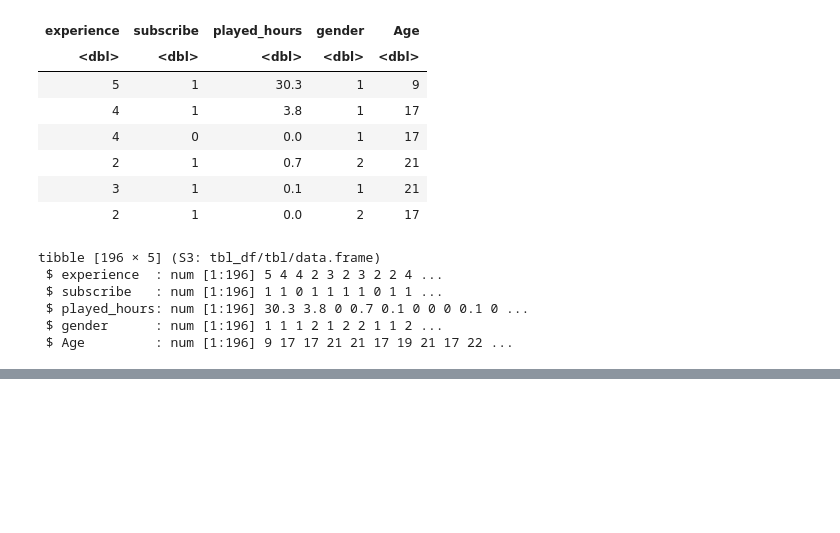
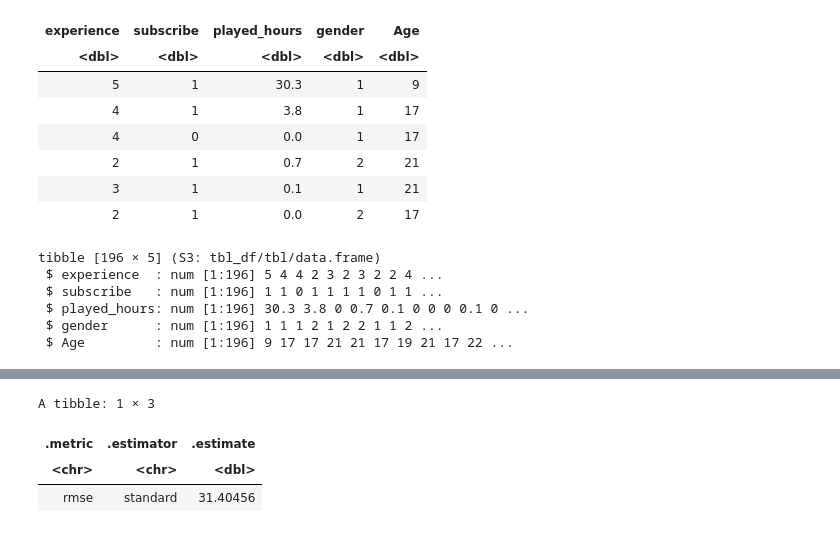
Before and after one commit to rjmc2006/DSCI-100_group_project, a Jupyter notebook: players_numeric.ipynb, the cells around one changed output, grey strips where cells are left out. Drawn from its saved outputs; the diff is of its cells as text; code cells hidden in the pictures; blank space fills up the shorter version.

```diff
--- a/players_numeric.ipynb
+++ b/players_numeric.ipynb
@@ -103,0 +184,30 @@ write.csv(players_numeric, "players_numeric_cleaned.csv", row.names = FALSE)
+# %%
+#building of proper model with k = 3. This was determined above through cross-validation.
+set.seed(2024)
+
+mim_k <- players_best_k |> pull(neighbors)
+
+#model spec
+players_best_spec <- nearest_neighbor(weight_func = "rectangular", neighbors = mim_k) |>
+    set_engine("kknn") |>
+    set_mode("regression")
+
+#No need for a new recipe old one will work fine for the final regression model
+
+#model workflow
+players_best_fit <- workflow() |>
+    add_recipe(players_recipe) |>
+    add_model(players_best_spec) |>
+    fit(data = players_train)
+
+players_summary <- players_best_fit |>
+  predict(players_test) |>
+  bind_cols(players_test) |>
+  metrics(truth = played_hours, estimate = .pred) |>
+  filter(.metric == 'rmse')
+players_summary
+# %% [output]
+A tibble: 1 × 3
+| .metric | .estimator | .estimate |
+| <chr> | <chr> | <dbl> |
+| rmse | standard | 31.40456 |
```
Also changed, not shown: parts of 4 cells of this notebook.
